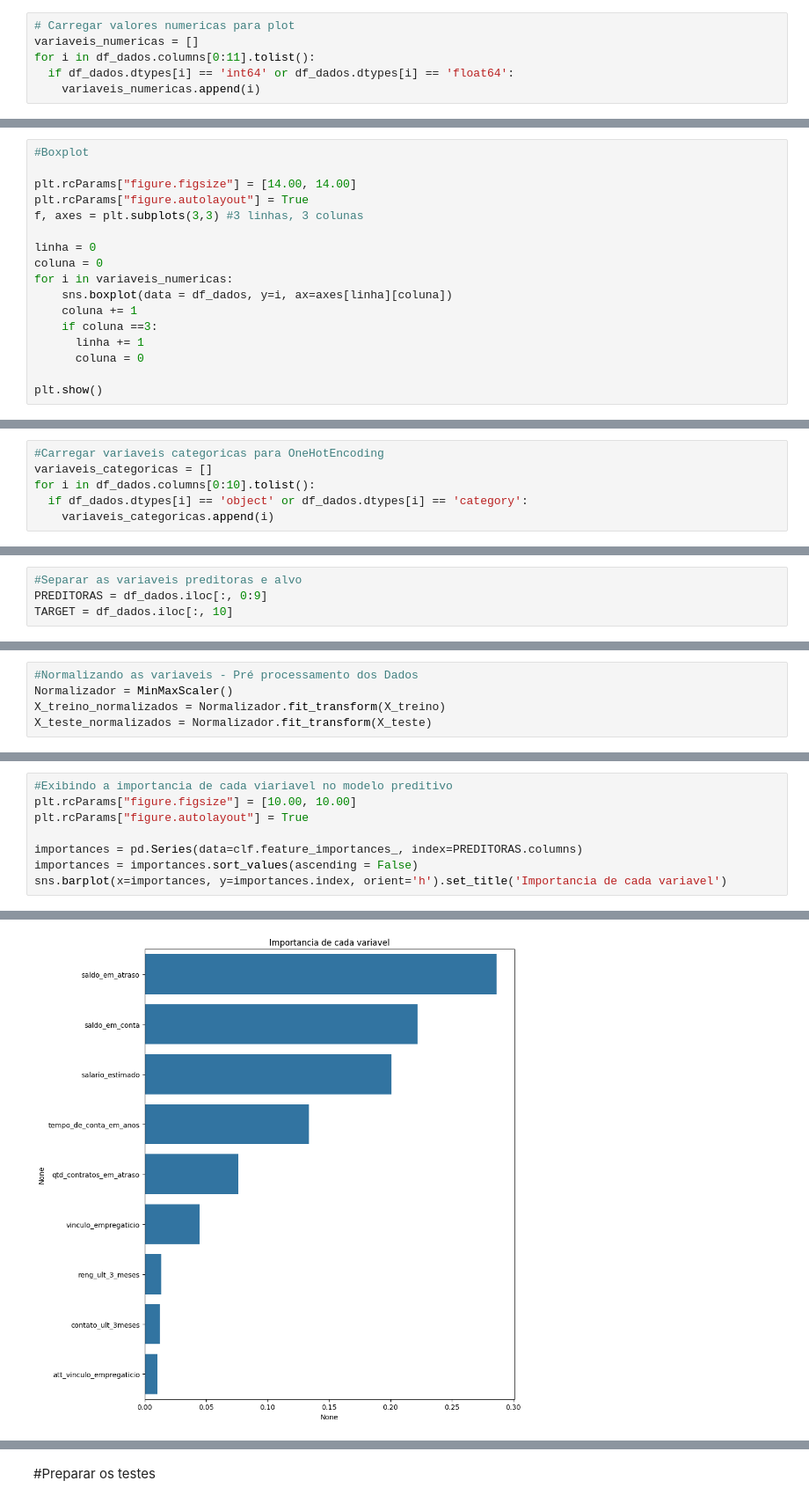
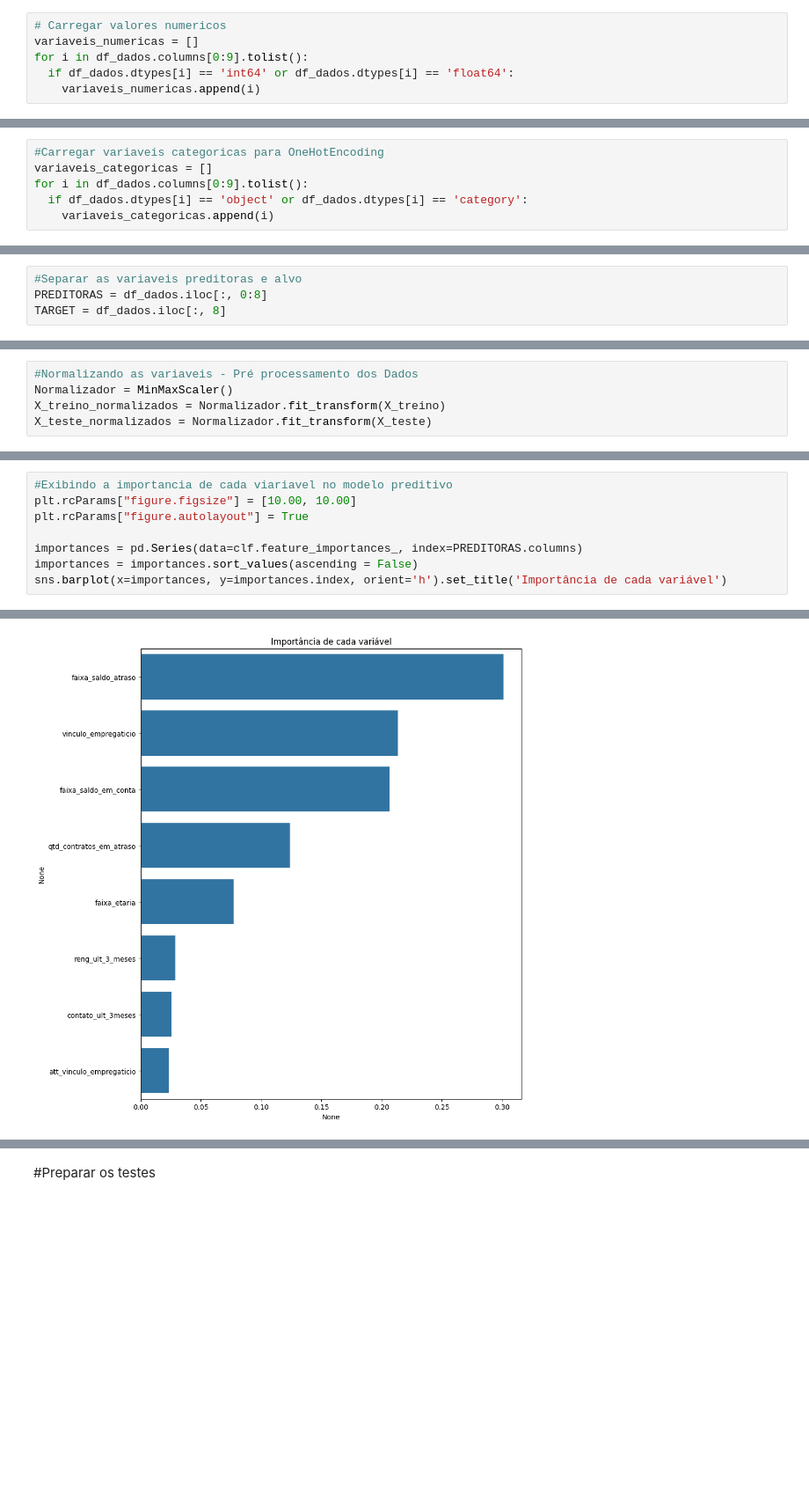
Before and after one commit to camelenchon/projetos, a Jupyter notebook: teste_itau.ipynb, the cells around one changed output, grey strips where cells are left out. Shown at 88% size. Saved outputs shown, nothing was run; the diff lists cells and outputs as text; blank space fills up the shorter version.

```diff
--- a/teste_itau.ipynb
+++ b/teste_itau.ipynb
@@ -411,7 +504,7 @@ memory usage: 6.2+ MB
 # %%
-# Carregar valores numericas para plot
+# Carregar valores numericos
 variaveis_numericas = []
-for i in df_dados.columns[0:11].tolist():
+for i in df_dados.columns[0:9].tolist():
   if df_dados.dtypes[i] == 'int64' or df_dados.dtypes[i] == 'float64':
     variaveis_numericas.append(i)
 # %%
@@ -434,17 +522,0 @@ len(variaveis_numericas)
-# %%
-#Boxplot
-
-plt.rcParams["figure.figsize"] = [14.00, 14.00]
-plt.rcParams["figure.autolayout"] = True
-f, axes = plt.subplots(3,3) #3 linhas, 3 colunas
-
-linha = 0
-coluna = 0
-for i in variaveis_numericas:
-    sns.boxplot(data = df_dados, y=i, ax=axes[linha][coluna])
-    coluna += 1
-    if coluna ==3:
-      linha += 1
-      coluna = 0
-
-plt.show()
@@ -453,7 +523,7 @@ plt.show()
 # %%
 #Carregar variaveis categoricas para OneHotEncoding
 variaveis_categoricas = []
-for i in df_dados.columns[0:10].tolist():
+for i in df_dados.columns[0:9].tolist():
   if df_dados.dtypes[i] == 'object' or df_dados.dtypes[i] == 'category':
     variaveis_categoricas.append(i)
 # %%
@@ -508,8 +579,8 @@ variavel_target
 dtype: int64
 # %%
 #Separar as variaveis preditoras e alvo
-PREDITORAS = df_dados.iloc[:, 0:9]
-TARGET = df_dados.iloc[:, 10]
+PREDITORAS = df_dados.iloc[:, 0:8]
+TARGET = df_dados.iloc[:, 8]
 # %%
 #Visualizar as variaveis preditoras
 PREDITORAS.head()
@@ -620,5 +694,5 @@ plt.rcParams["figure.autolayout"] = True
 
 importances = pd.Series(data=clf.feature_importances_, index=PREDITORAS.columns)
 importances = importances.sort_values(ascending = False)
-sns.barplot(x=importances, y=importances.index, orient='h').set_title('Importancia de cada variavel')
+sns.barplot(x=importances, y=importances.index, orient='h').set_title('Importância de cada variável')
 # %% [output]
@@ -626,4 +700,4 @@ Text(0.5, 1.0, 'Importancia de cada variavel')
-[figure, old version]
+[figure, new version]
 # %%
 importances.sort_values(ascending = False)
 # %% [output]
```
Also changed, not shown: parts of 50 cells of this notebook.
